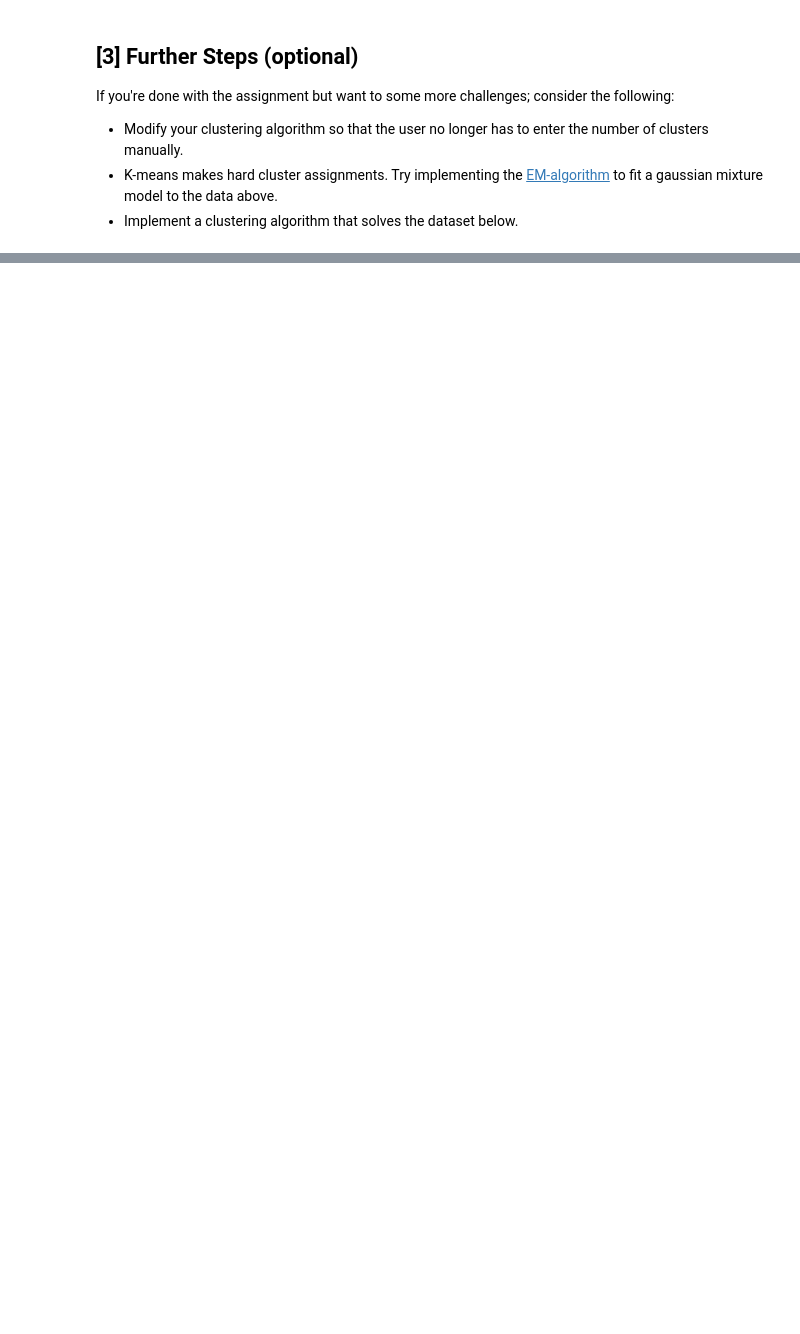
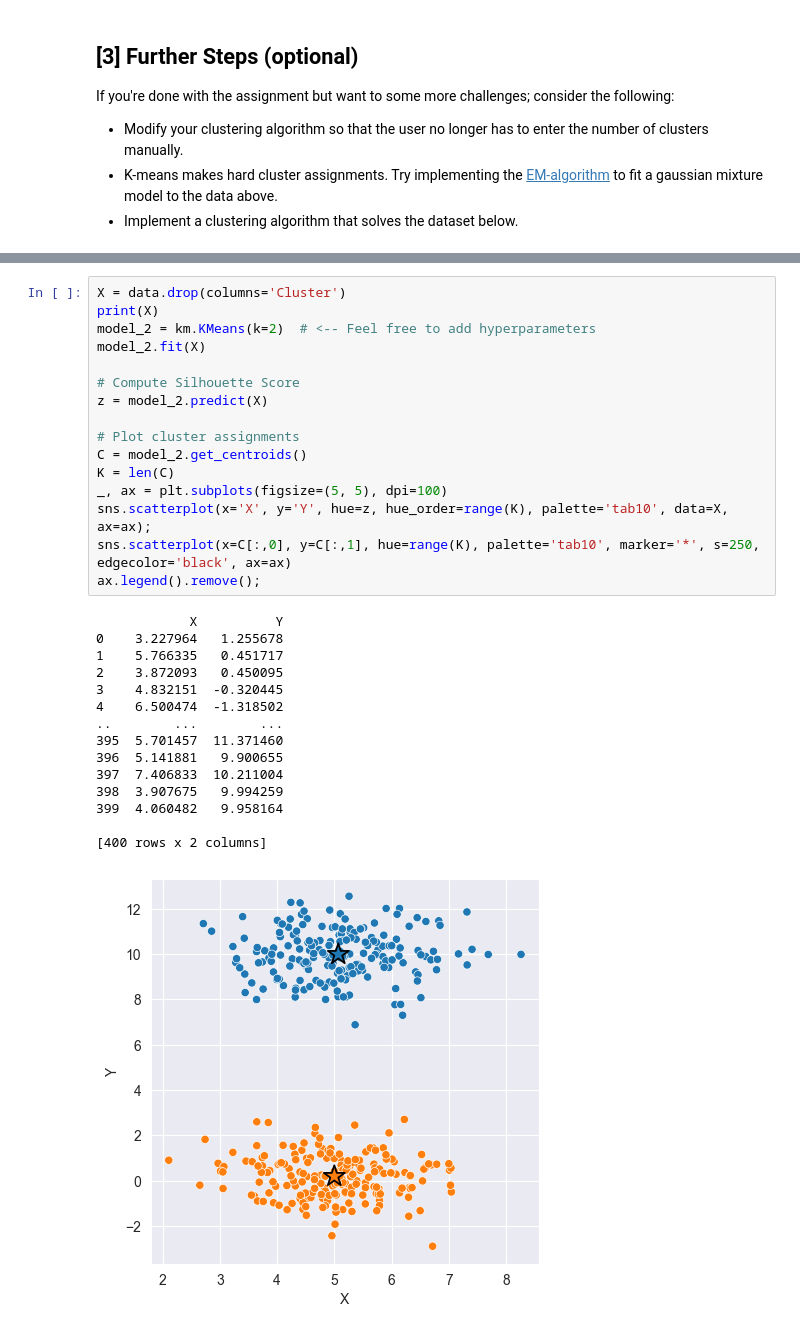
Before and after one commit to seb2o/TDT4173-Personal-Assignment, a Jupyter notebook: k_means/experiment.ipynb, the cells around one changed output, grey strips where cells are left out. Saved outputs shown, nothing was run; the diff lists cells and outputs as text; blank space fills up the shorter version.

```diff
--- a/k_means/experiment.ipynb
+++ b/k_means/experiment.ipynb
@@ -165,0 +185,32 @@ sns.scatterplot(x='x0', y='x1', data=data_bonus);
+# %%
+X = data.drop(columns='Cluster')
+print(X)
+model_2 = km.KMeans(k=2)  # <-- Feel free to add hyperparameters
+model_2.fit(X)
+
+# Compute Silhouette Score
+z = model_2.predict(X)
+
+# Plot cluster assignments
+C = model_2.get_centroids()
+K = len(C)
+_, ax = plt.subplots(figsize=(5, 5), dpi=100)
+sns.scatterplot(x='X', y='Y', hue=z, hue_order=range(K), palette='tab10', data=X, ax=ax);
+sns.scatterplot(x=C[:,0], y=C[:,1], hue=range(K), palette='tab10', marker='*', s=250, edgecolor='black', ax=ax)
+ax.legend().remove();
+# %% [output]
+            X          Y
+0    3.227964   1.255678
+1    5.766335   0.451717
+2    3.872093   0.450095
+3    4.832151  -0.320445
+4    6.500474  -1.318502
+..        ...        ...
+395  5.701457  11.371460
+396  5.141881   9.900655
+397  7.406833  10.211004
+398  3.907675   9.994259
+399  4.060482   9.958164
+
+[400 rows x 2 columns]
+[figure, added]
```
Also changed, not shown: parts of 5 cells of this notebook, 1 other file.
